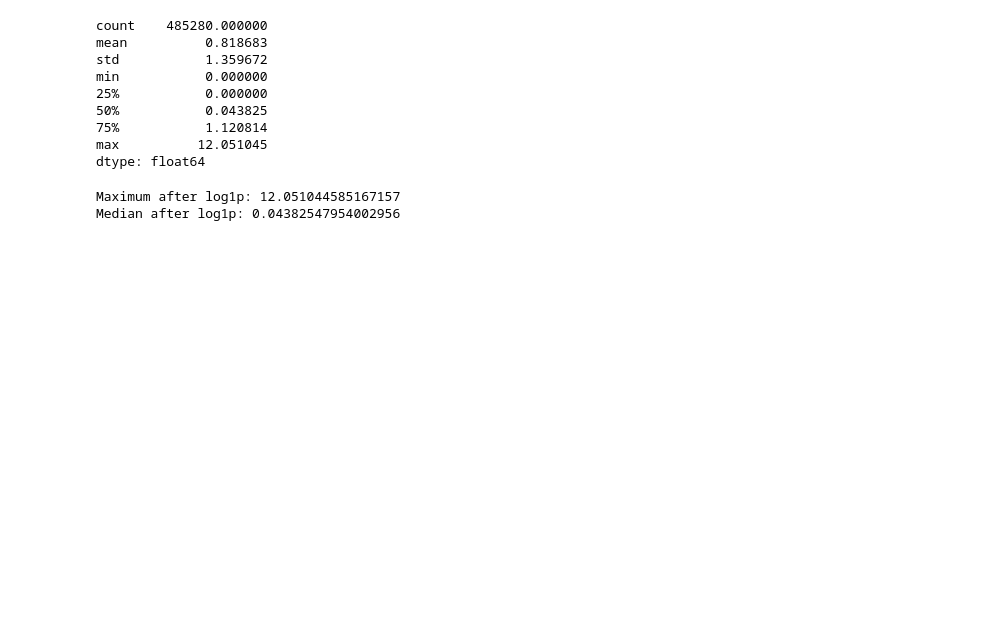
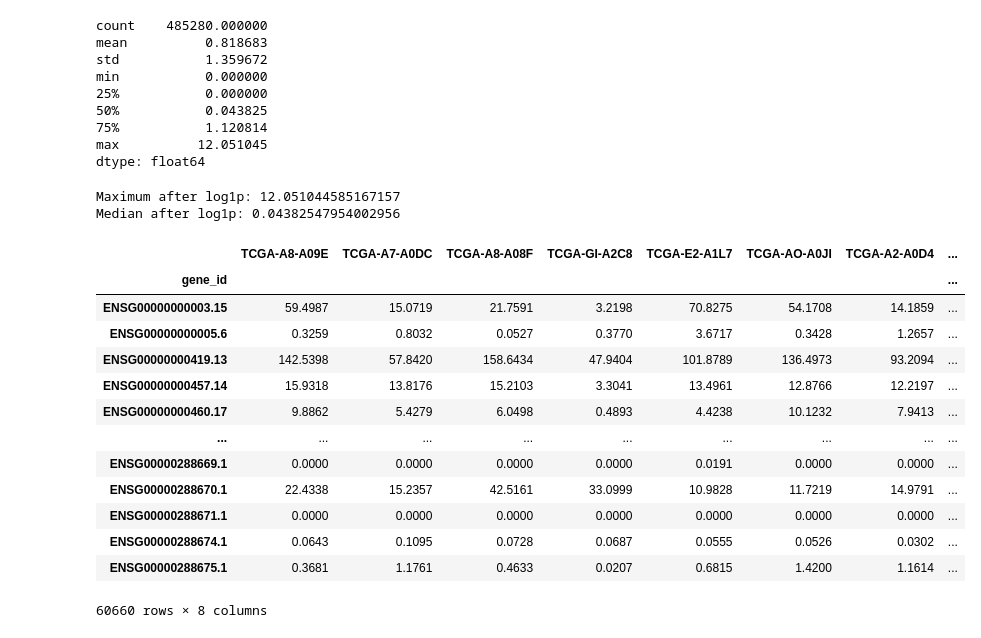
Before and after one commit to Isaac5783/tcga-brca-multimodal-transformer, a Jupyter notebook: notebooks/01_gdc_exploration.ipynb, the cells around one changed output. Drawn from its saved outputs; the diff is of its cells as text; code cells hidden in the pictures; blank space fills up the shorter version.

```diff
--- a/notebooks/01_gdc_exploration.ipynb
+++ b/notebooks/01_gdc_exploration.ipynb
@@ -1148,3 +1162,20 @@ print("Median after log1p:", rna_log.stack().median())
 # %% [output]
 Maximum after log1p: 12.051044585167157
 Median after log1p: 0.04382547954002956
+# %%
+rna_matrix
+# %% [output]
+|  | TCGA-A8-A09E | TCGA-A7-A0DC | TCGA-A8-A08F | TCGA-GI-A2C8 | TCGA-E2-A1L7 | TCGA-AO-A0JI | TCGA-A2-A0D4 | ... |
+| gene_id |  |  |  |  |  |  |  | ... |
+| ENSG00000000003.15 | 59.4987 | 15.0719 | 21.7591 | 3.2198 | 70.8275 | 54.1708 | 14.1859 | ... |
+| ENSG00000000005.6 | 0.3259 | 0.8032 | 0.0527 | 0.3770 | 3.6717 | 0.3428 | 1.2657 | ... |
+| ENSG00000000419.13 | 142.5398 | 57.8420 | 158.6434 | 47.9404 | 101.8789 | 136.4973 | 93.2094 | ... |
+| ENSG00000000457.14 | 15.9318 | 13.8176 | 15.2103 | 3.3041 | 13.4961 | 12.8766 | 12.2197 | ... |
+| ENSG00000000460.17 | 9.8862 | 5.4279 | 6.0498 | 0.4893 | 4.4238 | 10.1232 | 7.9413 | ... |
+| ... | ... | ... | ... | ... | ... | ... | ... | ... |
+| ENSG00000288669.1 | 0.0000 | 0.0000 | 0.0000 | 0.0000 | 0.0191 | 0.0000 | 0.0000 | ... |
+| ENSG00000288670.1 | 22.4338 | 15.2357 | 42.5161 | 33.0999 | 10.9828 | 11.7219 | 14.9791 | ... |
+| ENSG00000288671.1 | 0.0000 | 0.0000 | 0.0000 | 0.0000 | 0.0000 | 0.0000 | 0.0000 | ... |
+| ENSG00000288674.1 | 0.0643 | 0.1095 | 0.0728 | 0.0687 | 0.0555 | 0.0526 | 0.0302 | ... |
+| ENSG00000288675.1 | 0.3681 | 1.1761 | 0.4633 | 0.0207 | 0.6815 | 1.4200 | 1.1614 | ... |
+60660 rows × 8 columns
```
Also changed, not shown: parts of 89 cells of this notebook, 4 other files.
